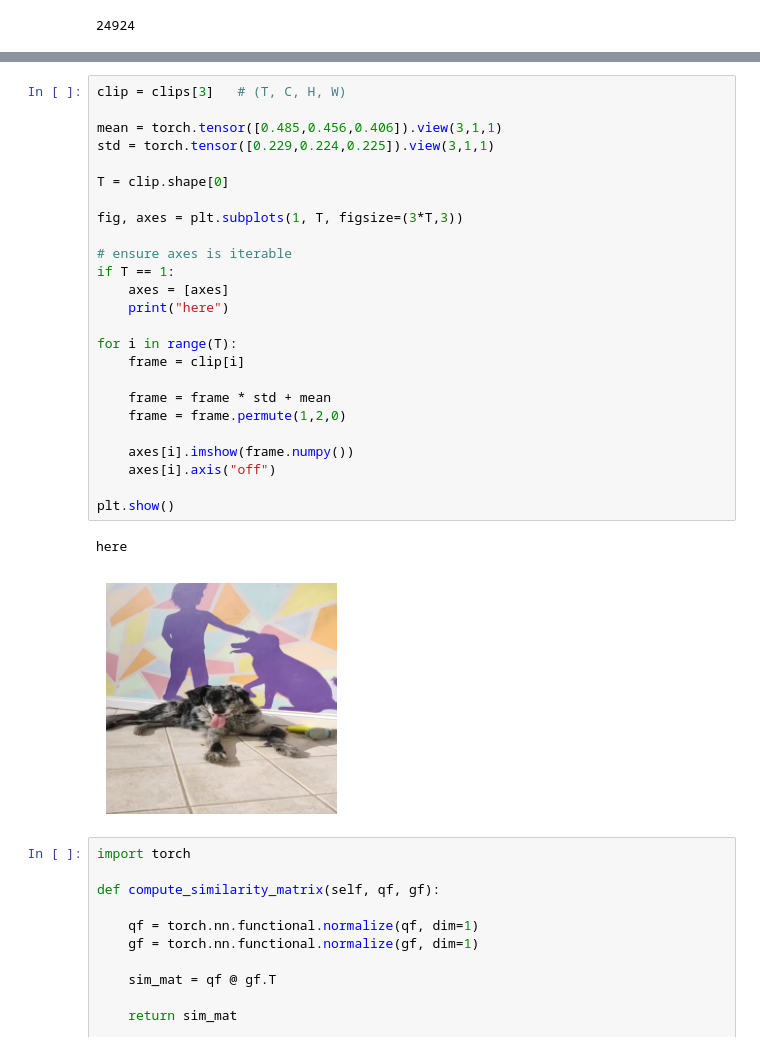
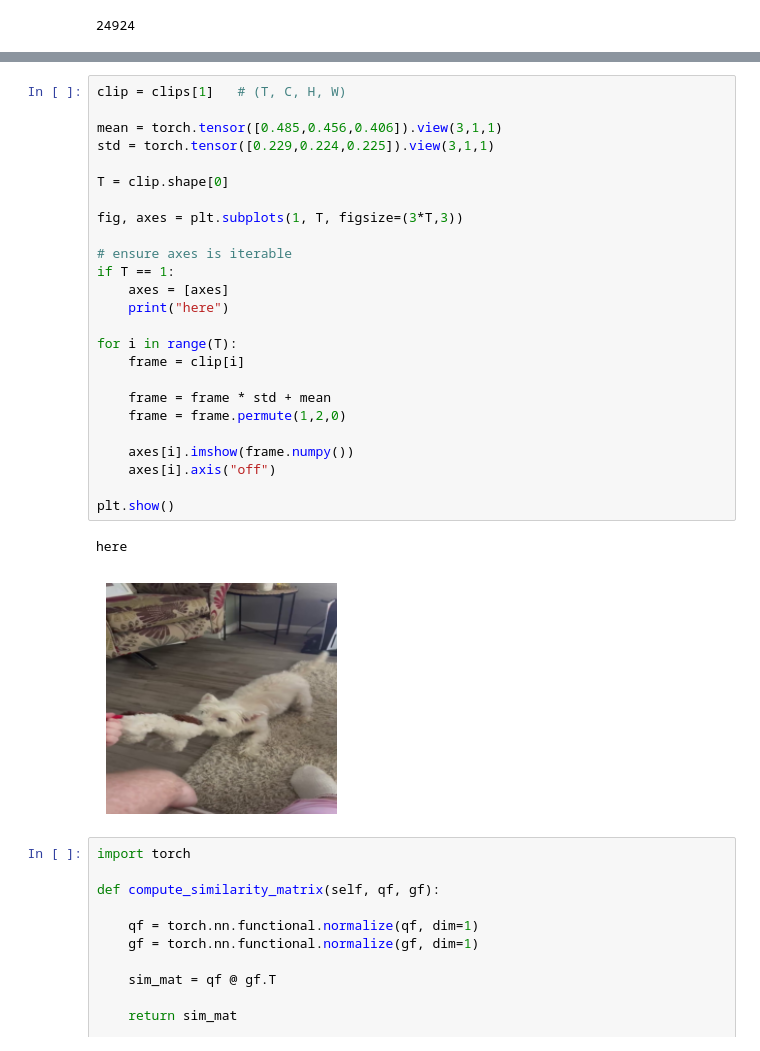
Before and after one commit to markoMedved/DogReID-1553, a Jupyter notebook: tests.ipynb, the cells around one changed output, grey strips where cells are left out. Drawn from its saved outputs; the diff is of its cells as text.

```diff
--- a/tests.ipynb
+++ b/tests.ipynb
@@ -92,31 +92,31 @@ print(dog_ids)
 # %%
-clip = clips[3]   # (T, C, H, W)
+clip = clips[1]   # (T, C, H, W)
 
 mean = torch.tensor([0.485,0.456,0.406]).view(3,1,1)
 std = torch.tensor([0.229,0.224,0.225]).view(3,1,1)
 
 T = clip.shape[0]
 
 fig, axes = plt.subplots(1, T, figsize=(3*T,3))
 
 # ensure axes is iterable
 if T == 1:
     axes = [axes]
     print("here")
 
 for i in range(T):
     frame = clip[i]
 
     frame = frame * std + mean
     frame = frame.permute(1,2,0)
 
     axes[i].imshow(frame.numpy())
     axes[i].axis("off")
 
 plt.show()
 # %% [output]
 here
-[figure, old version]
+[figure, new version]
 # %%
 import torch
 
```
Also changed, not shown: parts of 4 cells of this notebook, 9 other files.
